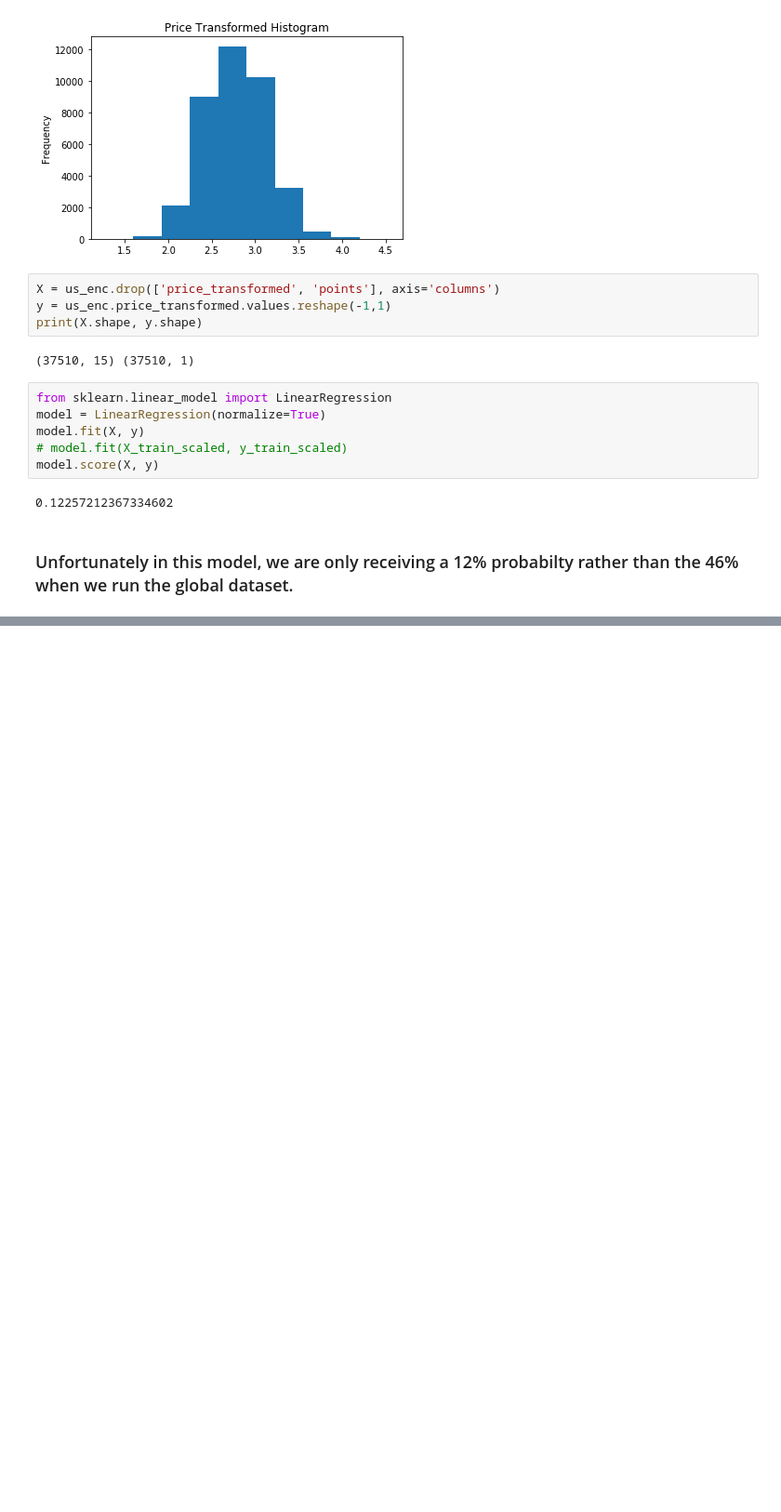
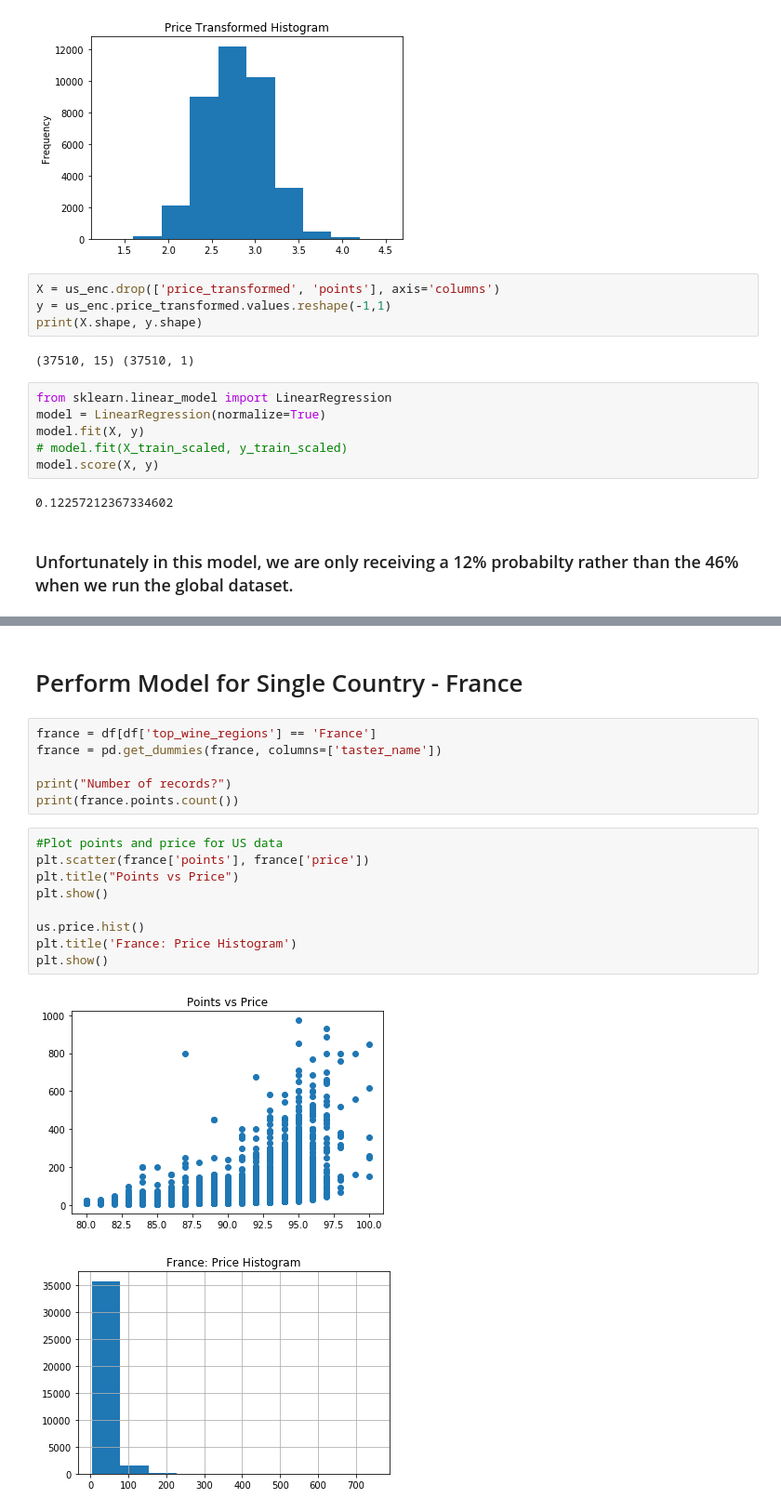
Before and after one commit to miladdavoodi9/Wine_Pricing_Model, a Jupyter notebook: ML.ipynb, the cells around one changed output, grey strips where cells are left out. Shown at 93% size. Cells and saved outputs as stored; diff of their text form; blank space fills up the shorter version.

```diff
--- a/ML.ipynb
+++ b/ML.ipynb
@@ -351,3 +355,23 @@ Warnings:
 [1] Standard Errors assume that the covariance matrix of the errors is correctly specified.
 [2] The smallest eigenvalue is 2.53e-25. This might indicate that there are
 strong multicollinearity problems or that the design matrix is singular.
+# %% [markdown]
+# Perform Model for Single Country - France
+# %%
+france = df[df['top_wine_regions'] == 'France']
+france = pd.get_dummies(france, columns=['taster_name'])
+
+print("Number of records?")
+print(france.points.count())
+# %%
+#Plot points and price for US data
+plt.scatter(france['points'], france['price'])
+plt.title("Points vs Price")
+plt.show()
+
+us.price.hist()
+plt.title('France: Price Histogram')
+plt.show()
+# %% [output]
+[figure, added]
+[figure, added]
```
Also changed, not shown: parts of 15 cells of this notebook.
